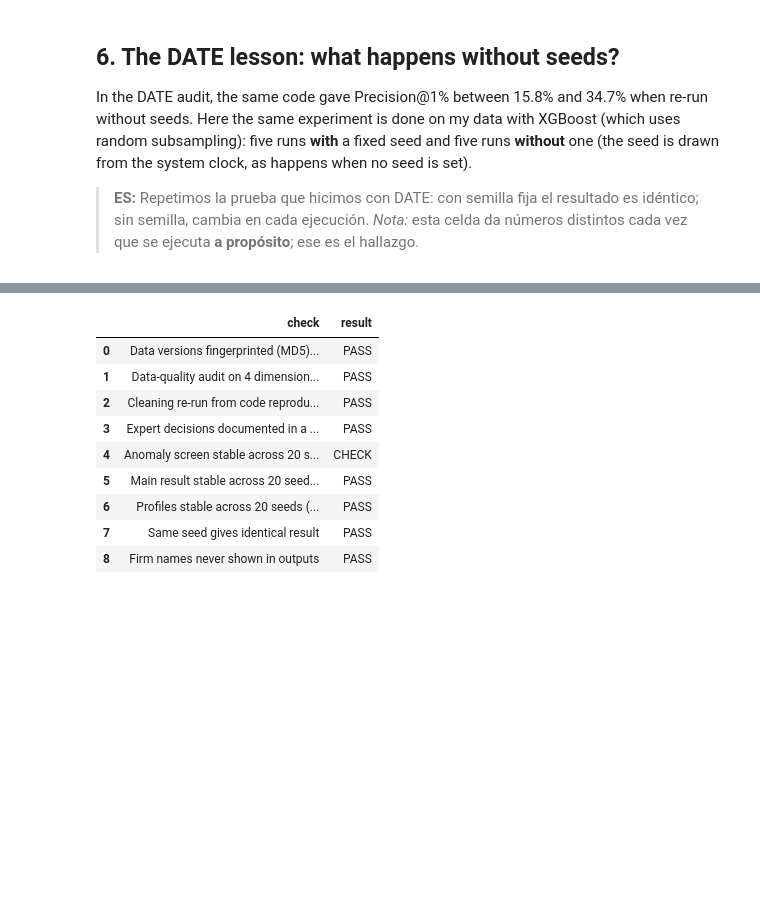
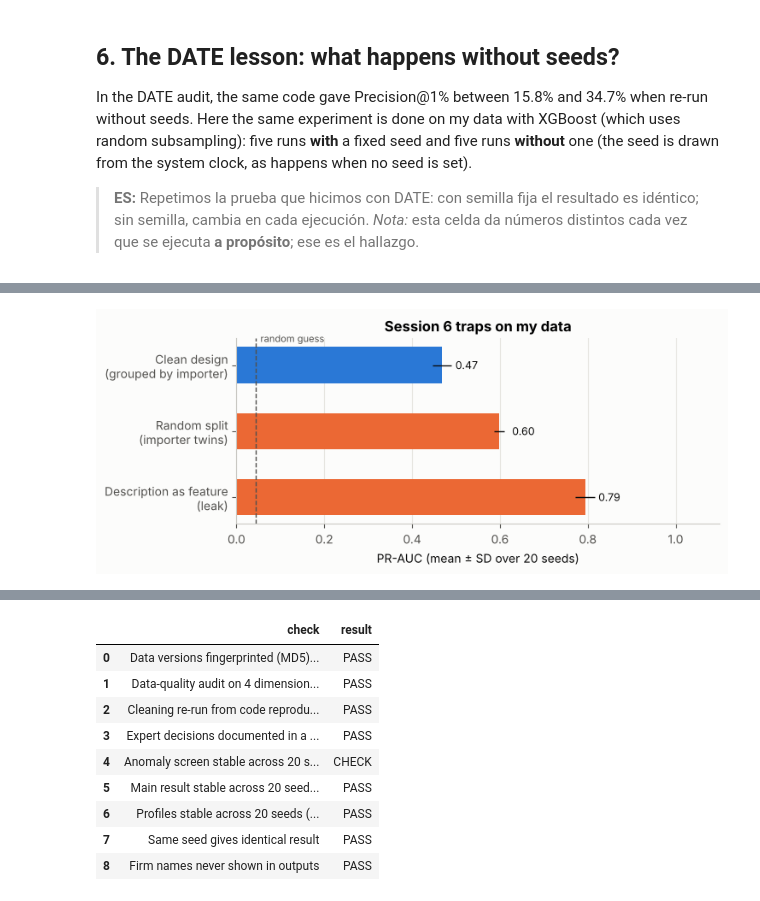
Before and after one commit to angelaacosta-byte/ANGELA-ACOSTA, a Jupyter notebook: AAT DELIVERABLES/6.Reproducibility_Audit_My_Data/D6_Data_Quality_and_Reproducibility_Audit.ipynb, the cells around one changed output, grey strips where cells are left out. Saved outputs shown, nothing was run; the diff lists cells and outputs as text; code cells hidden in the pictures; blank space fills up the shorter version.

```diff
--- a/AAT DELIVERABLES/6.Reproducibility_Audit_My_Data/D6_Data_Quality_and_Reproducibility_Audit.ipynb
+++ b/AAT DELIVERABLES/6.Reproducibility_Audit_My_Data/D6_Data_Quality_and_Reproducibility_Audit.ipynb
@@ -334,0 +350,30 @@ without seed  : [0.3569 0.4916 0.4928 0.4052 0.3997] -> range 0.357–0.493
+# %%
+from sklearn.feature_extraction.text import TfidfVectorizer
+from sklearn.model_selection import StratifiedKFold
+
+def make_lr(text=False):
+    parts = [('c', OneHotEncoder(handle_unknown='ignore', min_frequency=10), CAT),
+             ('n', Pipeline([('i', SimpleImputer(strategy='median')), ('s', StandardScaler())]), NUM)]
+    if text:   # LEAKY: the description contains the very words that define the label
+        parts.append(('t', TfidfVectorizer(min_df=3), 'desc'))
+    return Pipeline([('pre', ColumnTransformer(parts)),
+                     ('clf', LogisticRegression(max_iter=3000, class_weight='balanced', C=0.5))])
+
+m['desc'] = t_fin
+def cv_prauc(seed, grouped=True, text=False):
+    splitter = StratifiedGroupKFold(5, shuffle=True, random_state=seed) if grouped else StratifiedKFold(5, shuffle=True, random_state=seed)
+    sc = []
+    for tr, te in splitter.split(m, y, groups if grouped else None):
+        p = make_lr(text).fit(m.iloc[tr], y.iloc[tr])
+        sc.append(average_precision_score(y.iloc[te], p.predict_proba(m.iloc[te])[:, 1]))
+    return np.mean(sc)
+
+lab = pd.DataFrame({
+    'Clean: grouped by importer (my design)': [cv_prauc(s) for s in seeds],
+    'Lab 3 trap: random split (importer twins)': [cv_prauc(s, grouped=False) for s in seeds],
+    'Lab 2 trap: description used as a feature (leak)': [cv_prauc(s, text=True) for s in seeds]})
+summary = lab.agg(['mean', 'std']).T.round(4)
+summary.columns = ['PR-AUC mean (20 seeds)', 'SD']
+summary.to_csv(OUT / 'table5_session6_traps.csv')
+print(f'base rate (random guess) = {y.mean():.4f}')
+summary
@@ -334,0 +386,12 @@ without seed  : [0.3569 0.4916 0.4928 0.4052 0.3997] -> range 0.357–0.493
+# %%
+fig, ax = plt.subplots(figsize=(7.5, 3.2))
+names = ['Clean design\n(grouped by importer)', 'Random split\n(importer twins)', 'Description as feature\n(leak)']
+vals, sds = summary.iloc[:, 0].values, summary.iloc[:, 1].values
+ax.barh(names[::-1], vals[::-1], xerr=sds[::-1], color=[ORANGE, ORANGE, BLUE], height=0.55, error_kw={'ecolor': INK, 'lw': 1})
+ax.axvline(y.mean(), color=MUTED, ls='--', lw=1); ax.text(y.mean() + 0.01, 2.35, 'random guess', color=MUTED, fontsize=8)
+for i, v in enumerate(vals[::-1]):
+    ax.text(v + 0.03, i, f'{v:.2f}', va='center', color=INK, fontsize=9)
+ax.set(xlim=(0, 1.1), xlabel='PR-AUC (mean ± SD over 20 seeds)', title='Session 6 traps on my data'); ax.grid(axis='y', visible=False)
+fig.tight_layout(); fig.savefig(FIG / 'fig3_session6_traps.png', dpi=200)
+# %% [output]
+[figure, added]
```
Also changed, not shown: parts of 13 cells of this notebook, 3 other files.
